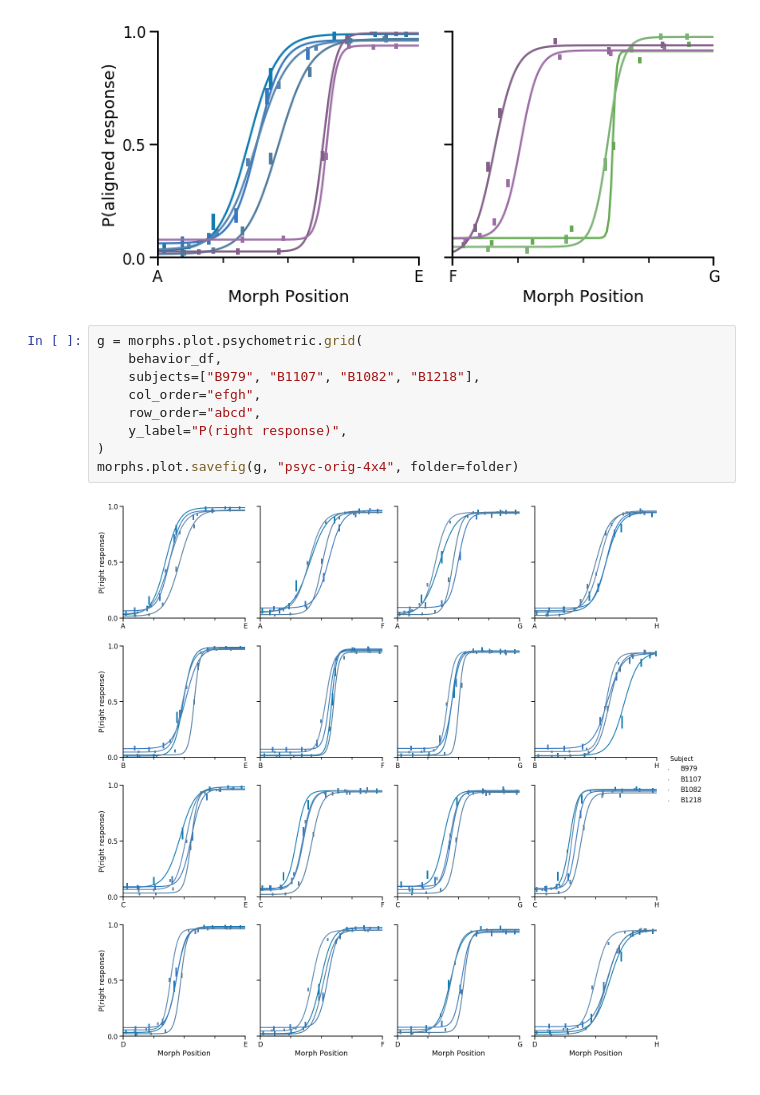
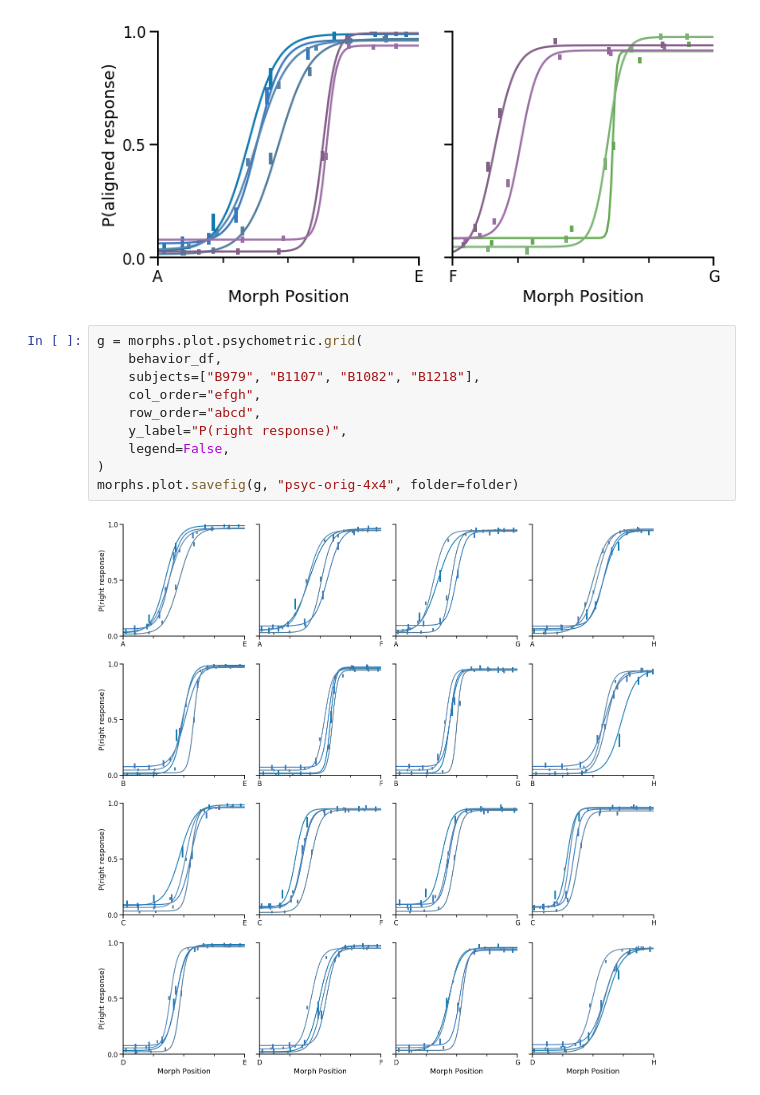
Before and after one commit to MarvinT/morphs, a Jupyter notebook: notebooks/2.0-mjt-psychometrics.ipynb, the cells around one changed output. Drawn from its saved outputs; the diff is of its cells as text.

```diff
--- a/notebooks/2.0-mjt-psychometrics.ipynb
+++ b/notebooks/2.0-mjt-psychometrics.ipynb
@@ -185,14 +201,15 @@ morphs.plot.savefig(g, "psyc-shift-examples", folder=folder)
 # %%
 g = morphs.plot.psychometric.grid(
     behavior_df,
     subjects=["B979", "B1107", "B1082", "B1218"],
     col_order="efgh",
     row_order="abcd",
     y_label="P(right response)",
+    legend=False,
 )
 morphs.plot.savefig(g, "psyc-orig-4x4", folder=folder)
 # %% [output]
-[figure, old version]
+[figure, new version]
 # %%
 # NBVAL_SKIP
 g = morphs.plot.psychometric.grid(behavior_df, legend=False)
```
Also changed, not shown: parts of 7 cells of this notebook, 8 other files.
